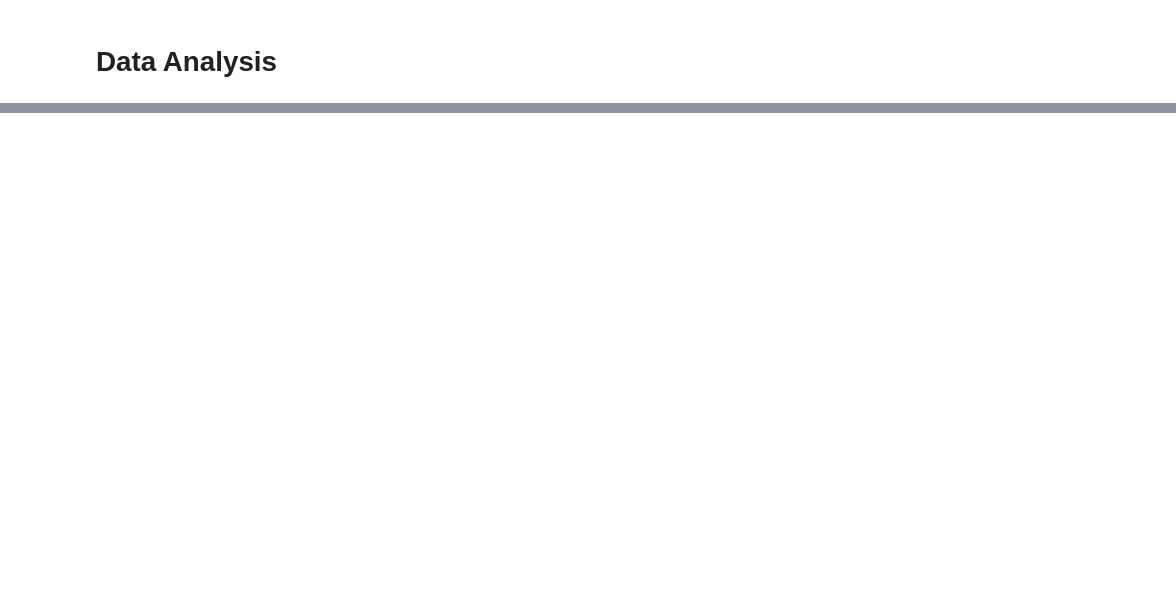
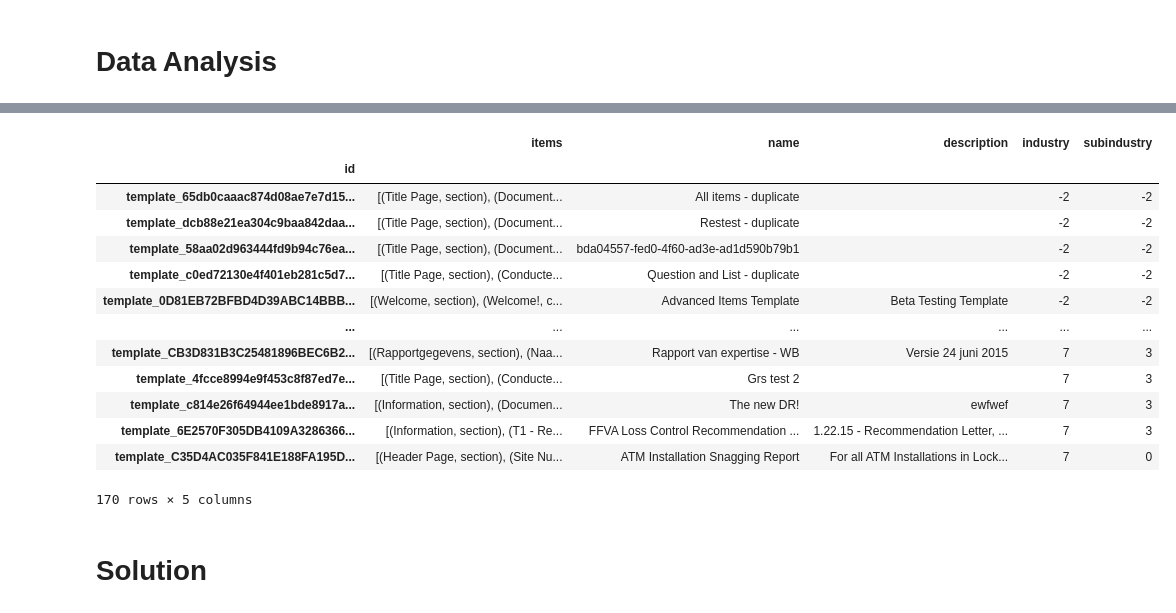
Before and after one commit to snecsulescu/safety-templates, a Jupyter notebook: Safety-Templates.ipynb, the cells around one changed output, grey strips where cells are left out. Cells and saved outputs as stored; diff of their text form; code cells hidden in the pictures; blank space fills up the shorter version.

```diff
--- a/Safety-Templates.ipynb
+++ b/Safety-Templates.ipynb
@@ -514,0 +347,39 @@ accuracy_score(predictions, valid_y)
+# %%
+templates = []
+for template in data_json:
+    items = []
+    for item in template["header"]:
+        if ("label" in item) and (len(item["label"])>0) and (len(item["label"])<10000):
+            items.append((item["label"], item["type"]))
+    for item in template["items"]:
+        if ("label" in item) and (len(item["label"])>0) and (len(item["label"])<10000):
+            items.append((item["label"], item["type"]))
+
+
+    templates.append([template["template_id"],
+                      items,
+                      template["template_data"]["metadata"]["name"],
+                      template["template_data"]["metadata"]["description"],
+                      template["template_data"]["metadata"]["industry"],
+                      template["template_data"]["metadata"]["subindustry"]])
+
+df_templates = pd.DataFrame(templates, columns = ["id", "items", "name", "description", "industry", "subindustry"])
+df_templates.set_index("id", inplace=True)
+df_templates
+# %% [output]
+|  | items | name | description | industry | subindustry |
+| id |  |  |  |  |  |
+| template_65db0caaac874d08ae7e7d15... | [(Title Page, section), (Document... | All items - duplicate |  | -2 | -2 |
+| template_dcb88e21ea304c9baa842daa... | [(Title Page, section), (Document... | Restest - duplicate |  | -2 | -2 |
+| template_58aa02d963444fd9b94c76ea... | [(Title Page, section), (Document... | bda04557-fed0-4f60-ad3e-ad1d590b79b1 |  | -2 | -2 |
+| template_c0ed72130e4f401eb281c5d7... | [(Title Page, section), (Conducte... | Question and List - duplicate |  | -2 | -2 |
+| template_0D81EB72BFBD4D39ABC14BBB... | [(Welcome, section), (Welcome!, c... | Advanced Items Template | Beta Testing Template | -2 | -2 |
+| ... | ... | ... | ... | ... | ... |
+| template_CB3D831B3C25481896BEC6B2... | [(Rapportgegevens, section), (Naa... | Rapport van expertise - WB | Versie 24 juni 2015 | 7 | 3 |
+| template_4fcce8994e9f453c8f87ed7e... | [(Title Page, section), (Conducte... | Grs test 2 |  | 7 | 3 |
+| template_c814e26f64944ee1bde8917a... | [(Information, section), (Documen... | The new DR! | ewfwef | 7 | 3 |
+| template_6E2570F305DB4109A3286366... | [(Information, section), (T1 - Re... | FFVA Loss Control Recommendation ... | 1.22.15 - Recommendation Letter, ... | 7 | 3 |
+| template_C35D4AC035F841E188FA195D... | [(Header Page, section), (Site Nu... | ATM Installation Snagging Report | For all ATM Installations in Lock... | 7 | 0 |
+170 rows × 5 columns
+# %% [markdown]
+# Solution
```
Also changed, not shown: parts of 103 cells of this notebook, 1 other file.
